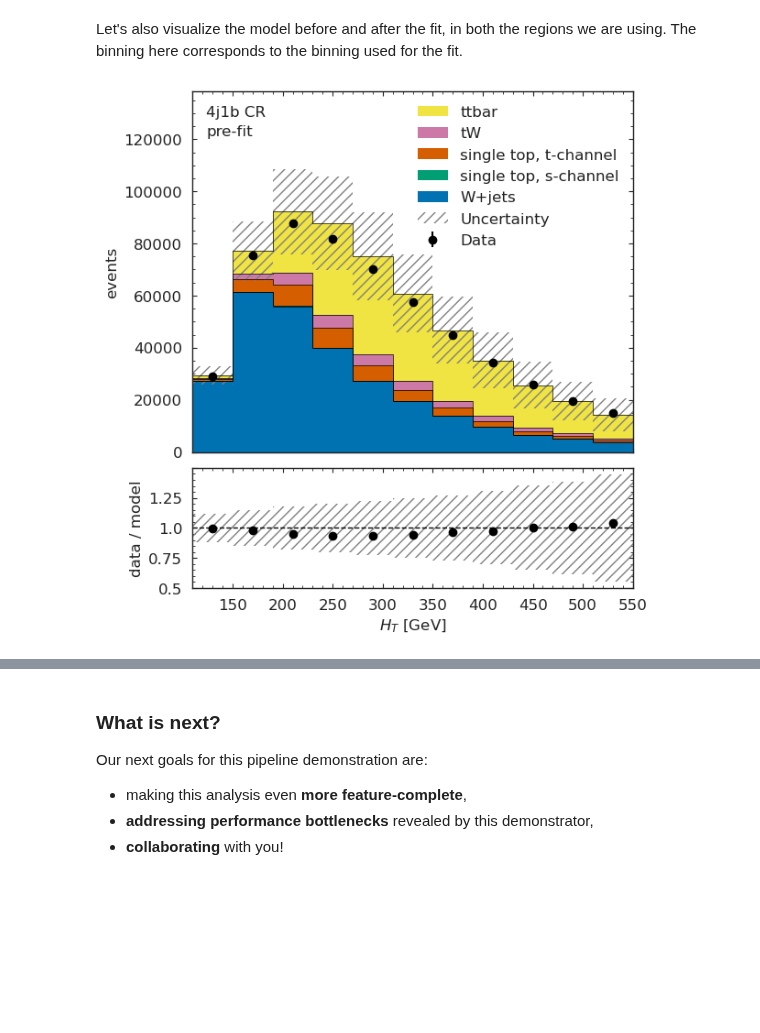
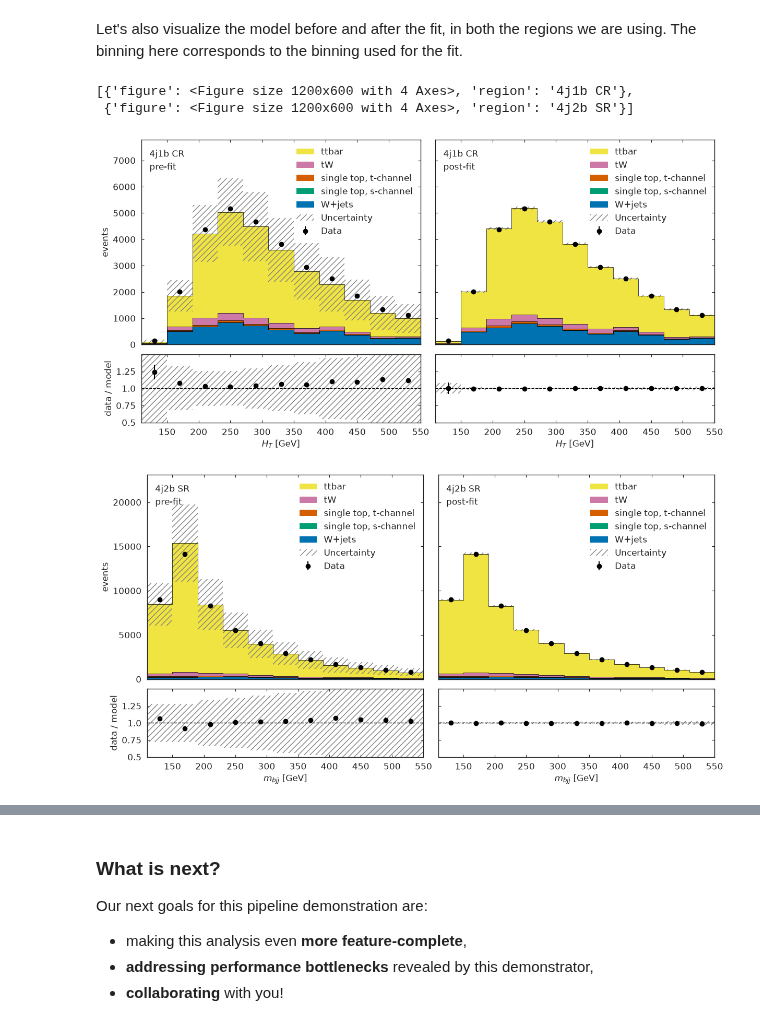
Before and after one commit to CoffeaTeam/coffea-casa-smoke, a Jupyter notebook: agc/cms-open-data-ttbar/ttbar_analysis_pipeline.ipynb, the cells around one changed output, grey strips where cells are left out. Drawn from its saved outputs; the diff is of its cells as text; code cells hidden in the pictures; blank space fills up the shorter version.

```diff
--- a/agc/cms-open-data-ttbar/ttbar_analysis_pipeline.ipynb
+++ b/agc/cms-open-data-ttbar/ttbar_analysis_pipeline.ipynb
@@ -80,12 +72,18 @@ N_FILES_MAX_PER_SAMPLE = 5
 # enable Dask
 USE_DASK = True
 
-# enable ServiceX
+# enable ServiceX, specify options
 USE_SERVICEX = False
+USE_SERVICEX_UPROOT_RAW = True # set False to use func_adl instead
+USE_SERVICEX_DOWNLOAD = False # set False to use remote data access
 
-### LOAD OTHER CONFIGURATION VARIABLES
-with open("config.yaml") as config_file:
-    config = yaml.safe_load(config_file)
+### ML-INFERENCE SETTINGS
+
+# enable ML inference
+USE_INFERENCE = True
+
+# enable inference using NVIDIA Triton server
+USE_TRITON = False
 # %% [markdown]
 ### Defining our `coffea` Processor
 
@@ -442,10 +596,12 @@ amount of data read: 5073.01 MB (note that this can be buggy: https://github.com
 Let's have a look at the data we obtained.
 We built histograms in two phase space regions, for multiple physics processes and systematic variations.
 # %%
-utils.set_style()
+import utils.plotting  # noqa: E402
 
-all_histograms[110j::hist.rebin(2), "4j1b", :, "nominal"].stack("process")[::-1].plot(stack=True, histtype="fill", linewidth=1, edgecolor="grey")
+utils.plotting.set_style()
+
+all_histograms["hist_dict"]["4j1b"][120j::hist.rebin(2), :, "nominal"].stack("process")[::-1].plot(stack=True, histtype="fill", linewidth=1, edgecolor="grey")
 plt.legend(frameon=False)
-plt.title(">= 4 jets, 1 b-tag")
-plt.xlabel("HT [GeV]");
+plt.title("$\geq$ 4 jets, 1 b-tag")
+plt.xlabel("$H_T$ [GeV]");
 # %% [output]
@@ -559,7 +742,12 @@ Let's also visualize the model before and after the fit, in both the regions we
 The binning here corresponds to the binning used for the fit.
 # %%
 model_prediction = cabinetry.model_utils.prediction(model)
+model_prediction_postfit = cabinetry.model_utils.prediction(model, fit_results=fit_results)
 figs = cabinetry.visualize.data_mc(model_prediction, data, close_figure=True, config=cabinetry_config)
-figs[0]["figure"]
+# below method reimplements this visualization in a grid view
+utils.plotting.plot_data_mc(model_prediction, model_prediction_postfit, data, cabinetry_config)
 # %% [output]
+[{'figure': <Figure size 1200x600 with 4 Axes>, 'region': '4j1b CR'},
+ {'figure': <Figure size 1200x600 with 4 Axes>, 'region': '4j2b SR'}]
-[figure, old version]
+[figure, new version]
+[figure, added]
```
Also changed, not shown: parts of 34 cells of this notebook, 20 other files.
